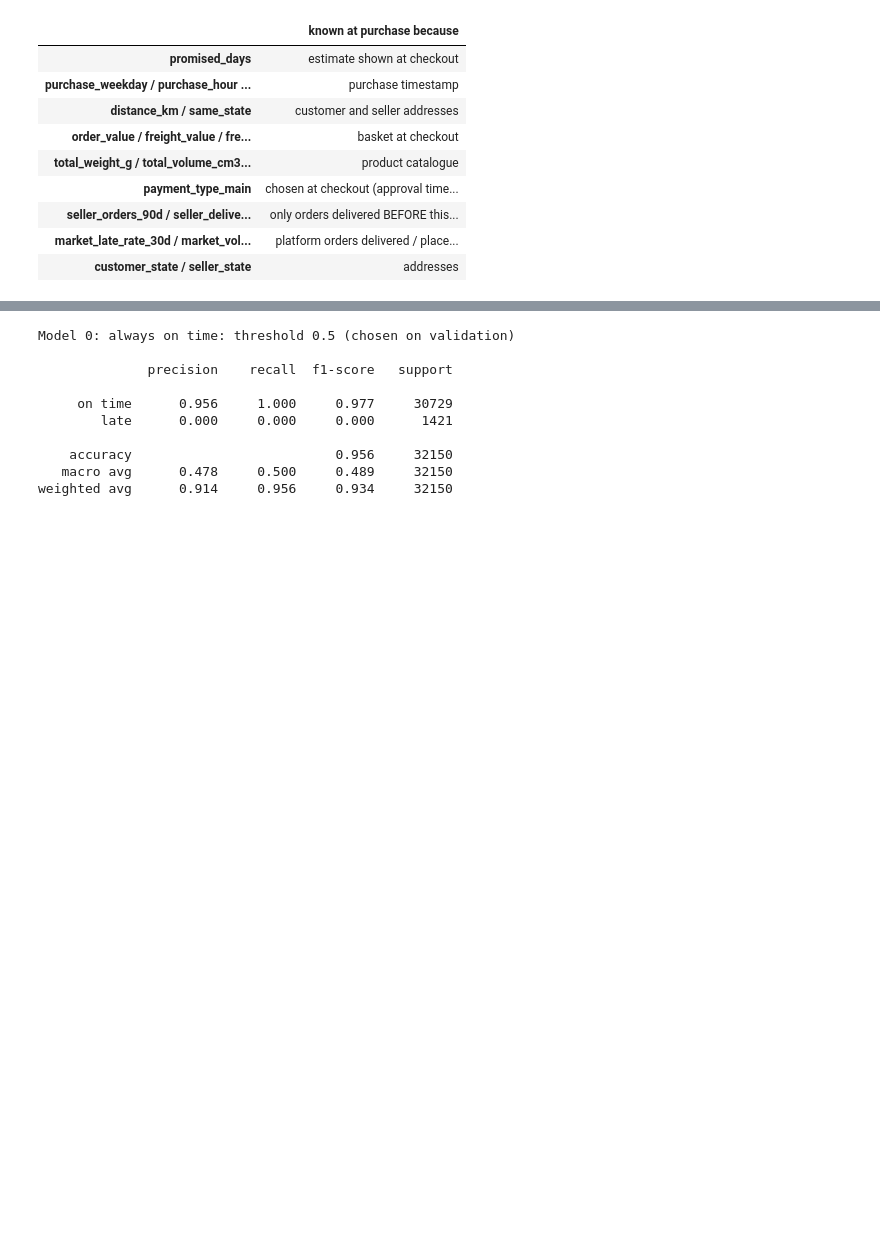
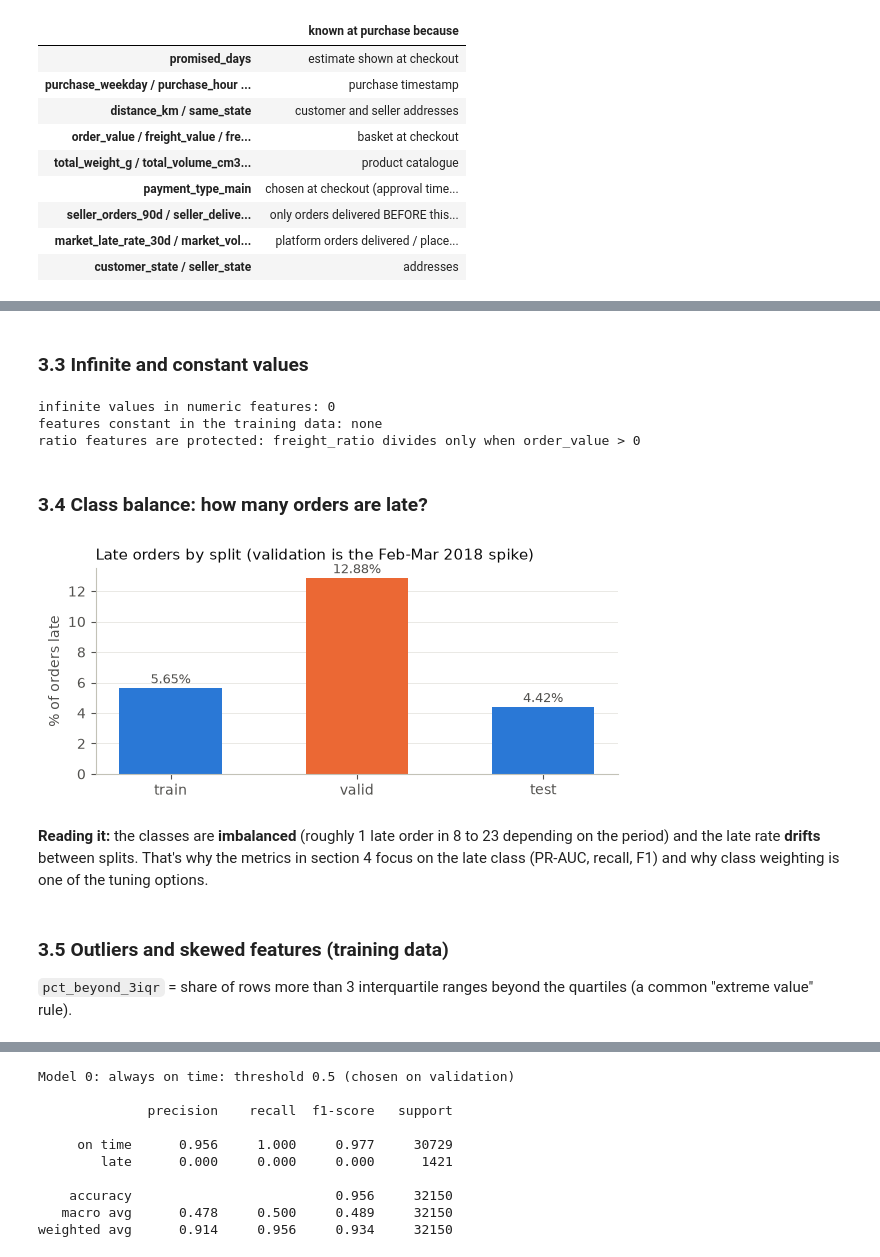
Before and after one commit to MasoodManzoorAhmed/ecommerce-customer-experience-analytics-with-GenAI, a Jupyter notebook: notebooks/02_late_delivery_model.ipynb, the cells around one changed output, grey strips where cells are left out. Drawn from its saved outputs; the diff is of its cells as text; code cells hidden in the pictures; blank space fills up the shorter version.

```diff
--- a/notebooks/02_late_delivery_model.ipynb
+++ b/notebooks/02_late_delivery_model.ipynb
@@ -171,0 +238,38 @@ forbidden (never used): ['approval_hours', 'approved_ts', 'delay_days', 'deliver
+# %% [markdown]
+### 3.3 Infinite and constant values
+# %%
+n_inf = int(checks["infinite"]["inf_values"].sum())
+constant_train = [f for f in FEATURES if x_tr[f].nunique(dropna=False) <= 1]
+print(f"infinite values in numeric features: {n_inf}")
+print(f"features constant in the training data: {constant_train or 'none'}")
+print("ratio features are protected: freight_ratio divides only when order_value > 0")
+# %% [output]
+infinite values in numeric features: 0
+features constant in the training data: none
+ratio features are protected: freight_ratio divides only when order_value > 0
+# %% [markdown]
+### 3.4 Class balance: how many orders are late?
+# %%
+fig, ax = plt.subplots(figsize=(6, 2.8))
+rates = split_summary["late_pct"]
+ax.bar(rates.index, rates.values, color=[BLUE, ORANGE, BLUE], width=0.55)
+for x, v in zip(rates.index, rates.values, strict=True):
+    ax.text(x, v + 0.3, f"{v:.2f}%", ha="center", fontsize=9, color=INK2)
+ax.set_ylabel("% of orders late")
+ax.grid(axis="x", visible=False)
+ax.set_title(
+    "Late orders by split (validation is the Feb-Mar 2018 spike)",
+    loc="left",
+    color=INK,
+    fontsize=11,
+)
+plt.tight_layout()
+plt.show()
+# %% [output]
+[figure, added]
+# %% [markdown]
+**Reading it:** the classes are **imbalanced** (roughly 1 late order in 8 to 23 depending on the period) and the late rate **drifts** between splits. That's why the metrics in section 4 focus on the late class (PR-AUC, recall, F1) and why class weighting is one of the tuning options.
+# %% [markdown]
+### 3.5 Outliers and skewed features (training data)
+
+`pct_beyond_3iqr` = share of rows more than 3 interquartile ranges beyond the quartiles (a common "extreme value" rule).
```
Also changed, not shown: parts of 39 cells of this notebook, 8 other files.
